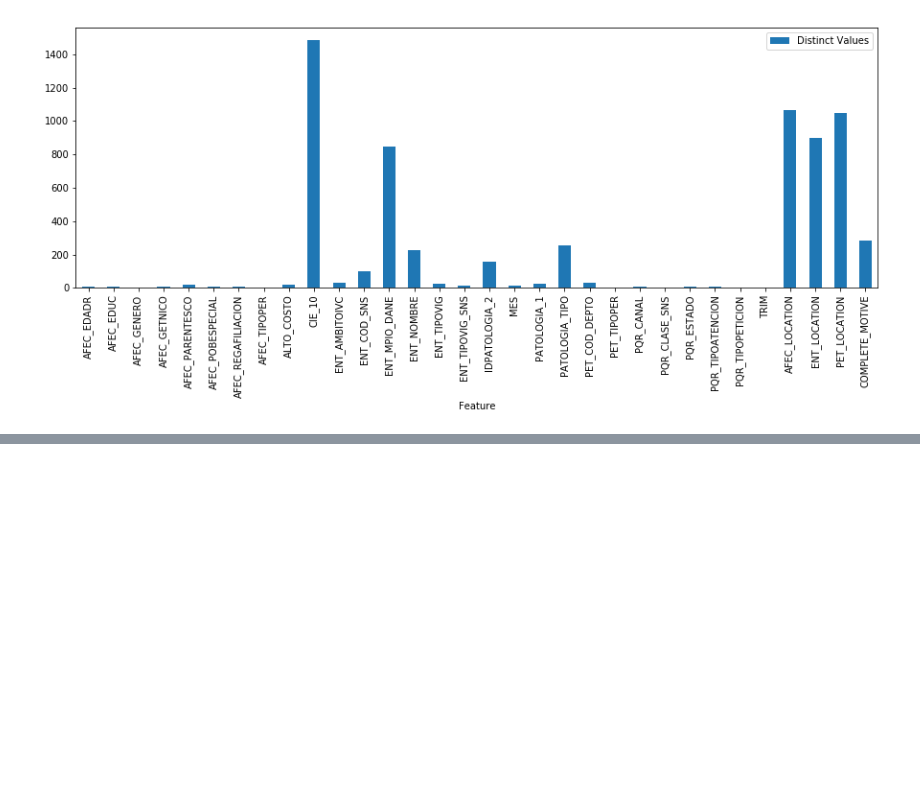
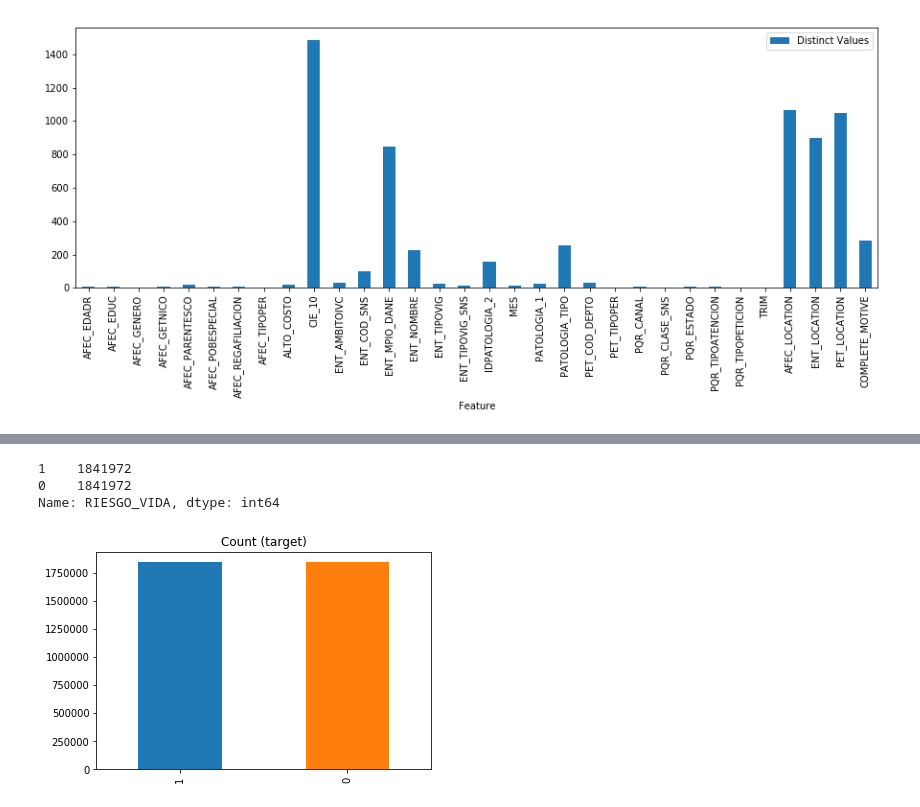
Before and after one commit to mrugeles/capstone-project, a Jupyter notebook: 2) Dataset - Preprocessing.ipynb, the cells around one changed output, grey strips where cells are left out. Drawn from its saved outputs; the diff is of its cells as text; code cells hidden in the pictures; blank space fills up the shorter version.

```diff
--- a/2) Dataset - Preprocessing.ipynb
+++ b/2) Dataset - Preprocessing.ipynb
@@ -181,3 +170,3 @@ showFeaturesDistribution(dfLogColumns)
 # %%
-features_log_transformed['RIESGO_VIDA'] = dataset['RIESGO_VIDA']
-features_log_transformed.to_csv("datasets/dataset_encoded.csv", encoding='utf-8', compression = 'gzip')
+features_log_minmax_transform['RIESGO_VIDA'] = dataset['RIESGO_VIDA']
+features_log_minmax_transform.to_csv("datasets/dataset.csv.gz", encoding='utf-8', compression = 'gzip')
@@ -183,0 +239,12 @@ features_log_transformed.to_csv("datasets/dataset_encoded.csv", encoding='utf-8'
+# %%
+X_ros = pd.DataFrame(np.array(X_ros), columns=features_log_minmax_transform.columns.values.tolist())
+y_ros = pd.DataFrame(np.array(y_ros), columns=['RIESGO_VIDA'])
+# %%
+target_count_ros = y_ros['RIESGO_VIDA'].value_counts()
+print(target_count_ros)
+target_count_ros.plot(kind='bar', title='Count (target)');
+# %% [output]
+1    1841972
+0    1841972
+Name: RIESGO_VIDA, dtype: int64
+[figure, added]
```
Also changed, not shown: parts of 16 cells of this notebook, 19 other files.
